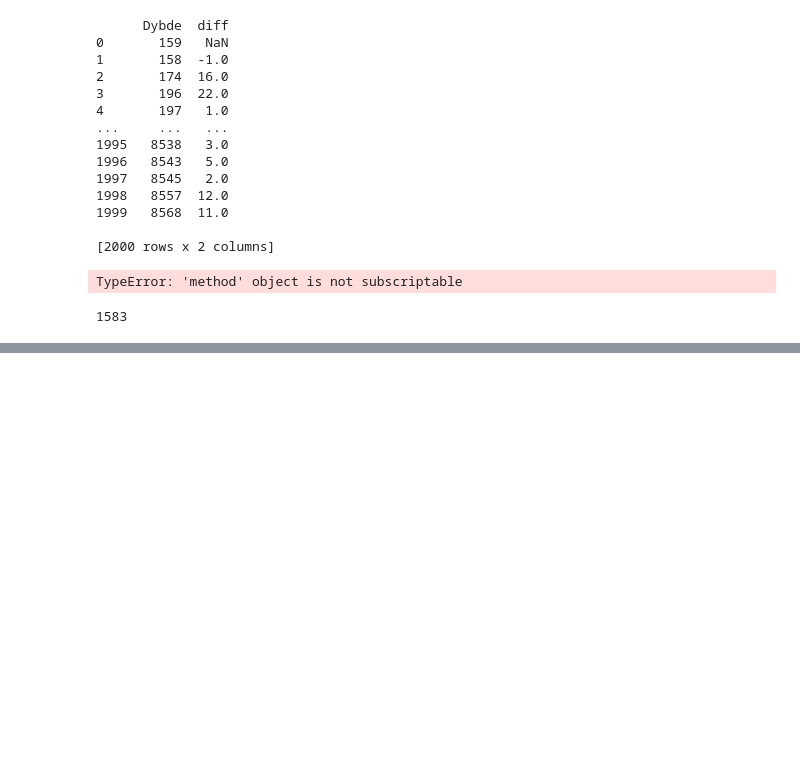
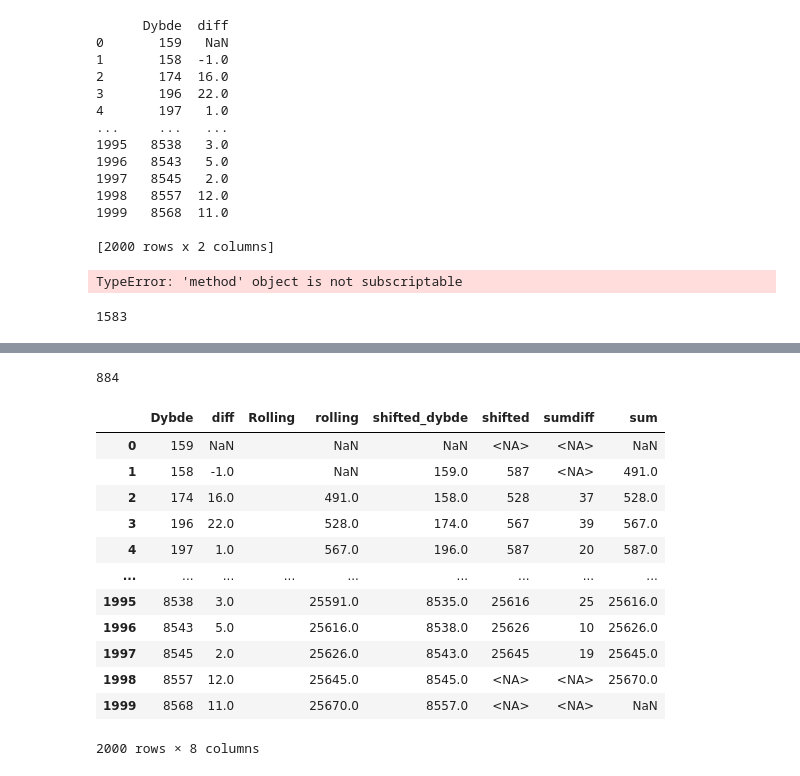
Before and after one commit to Zeuthens/advent, a Jupyter notebook: Adventcode.ipynb, the cells around one changed output, grey strips where cells are left out. Drawn from its saved outputs; the diff is of its cells as text; code cells hidden in the pictures; blank space fills up the shorter version.

```diff
--- a/Adventcode.ipynb
+++ b/Adventcode.ipynb
@@ -314,0 +511,2 @@ len(input.query('diff > 0'))
+# %%
+input["shifted_dybde"] = input.Dybde.shift()
@@ -314,0 +528,30 @@ len(input.query('diff > 0'))
+# %%
+cumsum = 0
+for i, row in input.head().iterrows():
+   cumsum = cumsum + row.Dybde
+
+print(cumsum)
+# %% [output]
+884
+# %%
+input["shifted"] = pd.NA
+# %%
+for i, row in input.head(1999).iterrows():
+    if i>0:
+       input.loc[i, "sum"] = input.loc[i-1, "Dybde"] + input.loc[i, "Dybde"] + input.loc[i+1, "Dybde"]
+# %%
+input
+# %% [output]
+|  | Dybde | diff | Rolling | rolling | shifted_dybde | shifted | sumdiff | sum |
+| 0 | 159 | NaN |  | NaN | NaN | <NA> | <NA> | NaN |
+| 1 | 158 | -1.0 |  | NaN | 159.0 | 587 | <NA> | 491.0 |
+| 2 | 174 | 16.0 |  | 491.0 | 158.0 | 528 | 37 | 528.0 |
+| 3 | 196 | 22.0 |  | 528.0 | 174.0 | 567 | 39 | 567.0 |
+| 4 | 197 | 1.0 |  | 567.0 | 196.0 | 587 | 20 | 587.0 |
+| ... | ... | ... | ... | ... | ... | ... | ... | ... |
+| 1995 | 8538 | 3.0 |  | 25591.0 | 8535.0 | 25616 | 25 | 25616.0 |
+| 1996 | 8543 | 5.0 |  | 25616.0 | 8538.0 | 25626 | 10 | 25626.0 |
+| 1997 | 8545 | 2.0 |  | 25626.0 | 8543.0 | 25645 | 19 | 25645.0 |
+| 1998 | 8557 | 12.0 |  | 25645.0 | 8545.0 | <NA> | <NA> | 25670.0 |
+| 1999 | 8568 | 11.0 |  | 25670.0 | 8557.0 | <NA> | <NA> | NaN |
+2000 rows × 8 columns
```
Also changed, not shown: parts of 25 cells of this notebook.
